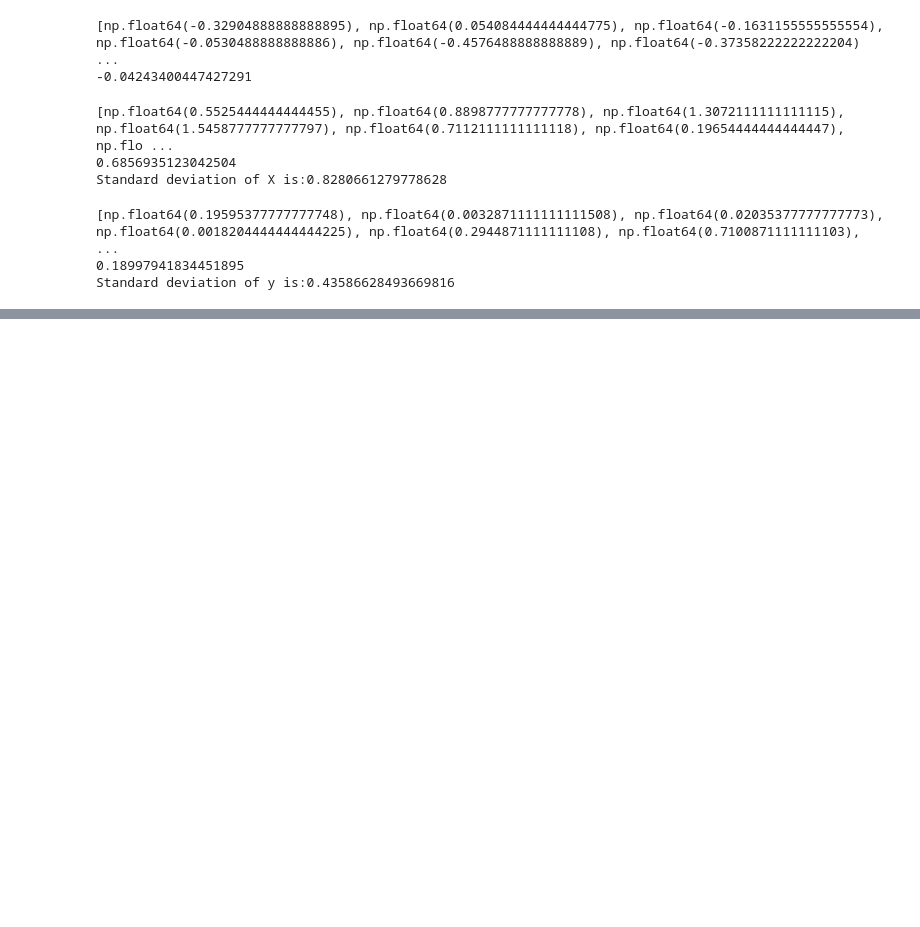
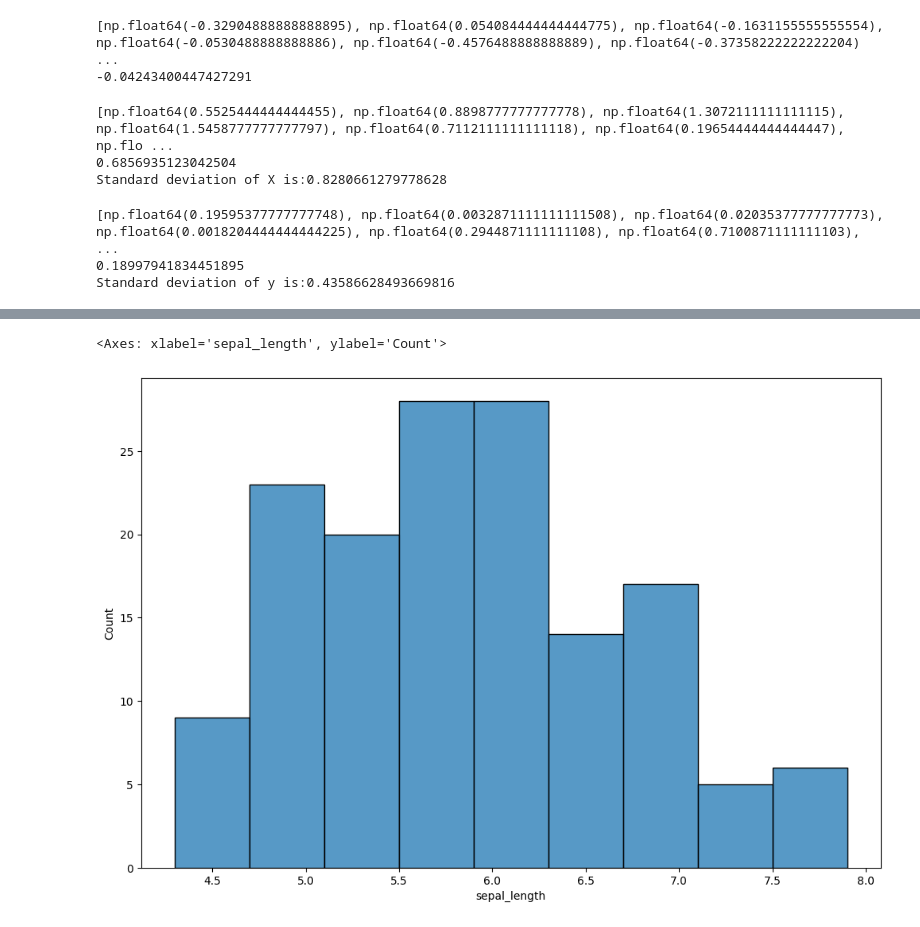
Before and after one commit to aymuos/masters-practise-repo, a Jupyter notebook: mvda-prac/justPrac.ipynb, the cells around one changed output, grey strips where cells are left out. Cells and saved outputs as stored; diff of their text form; code cells hidden in the pictures; blank space fills up the shorter version.

```diff
--- a/mvda-prac/justPrac.ipynb
+++ b/mvda-prac/justPrac.ipynb
@@ -174,0 +203,6 @@ print(f'Covariance is : {covariance}')
+# %%
+plt.figure(figsize=(12,8))
+sns.histplot(data['sepal_length'])
+# %% [output]
+<Axes: xlabel='sepal_length', ylabel='Count'>
+[figure, added]
```
Also changed, not shown: parts of 4 cells of this notebook, 12 other files.
